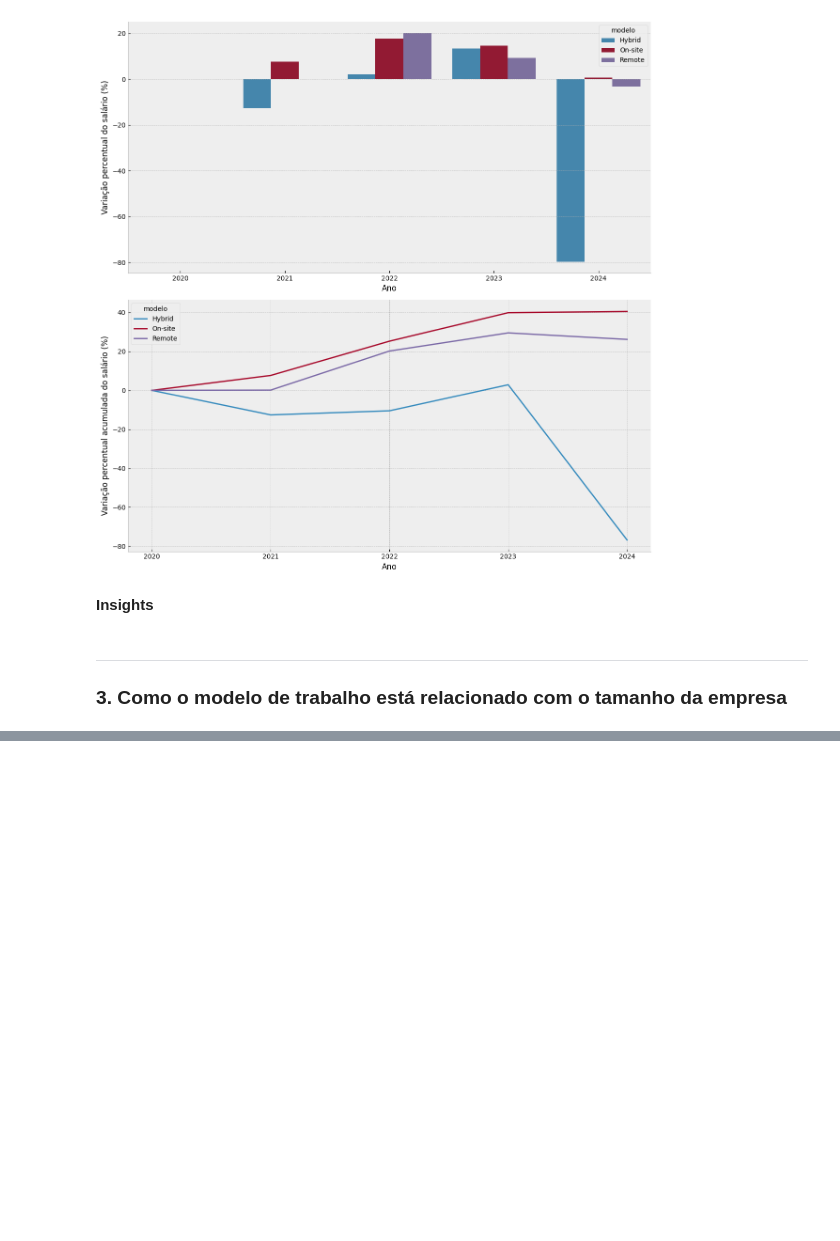
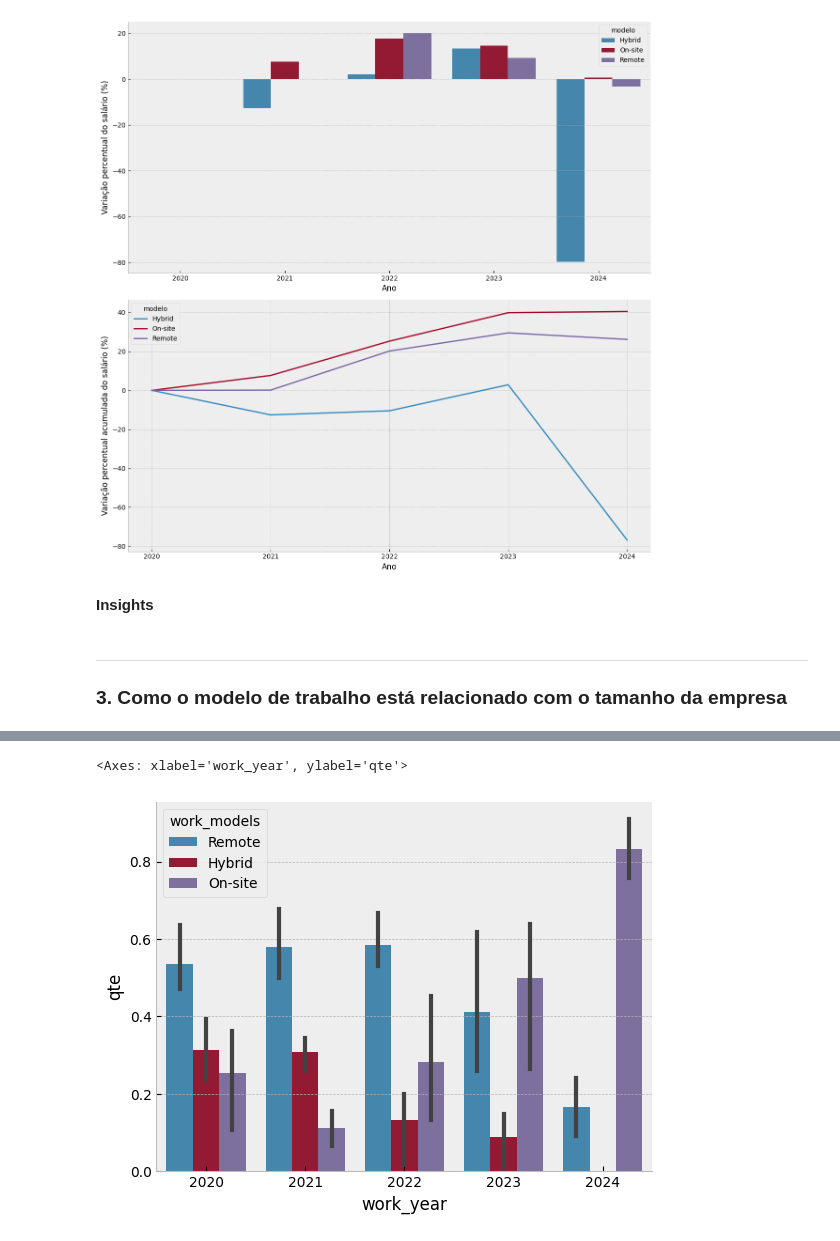
Before and after one commit to Alexandre-Esposte/dive-into-data-careers, a Jupyter notebook: notebook/data_careers_analysis.ipynb, the cells around one changed output, grey strips where cells are left out. Cells and saved outputs as stored; diff of their text form; code cells hidden in the pictures; blank space fills up the shorter version.

```diff
--- a/notebook/data_careers_analysis.ipynb
+++ b/notebook/data_careers_analysis.ipynb
@@ -884,0 +917,7 @@ fig.savefig('../images/variacao_salarioxworkmodels.png')
+# %%
+qte_ano = estudo.groupby(['work_year','company_size'])['work_models'].value_counts(1).to_frame('qte').reset_index()
+
+sns.barplot(data=qte_ano,x='work_year',y='qte',hue='work_models')
+# %% [output]
+<Axes: xlabel='work_year', ylabel='qte'>
+[figure, added]
```
Also changed, not shown: parts of 5 cells of this notebook.
